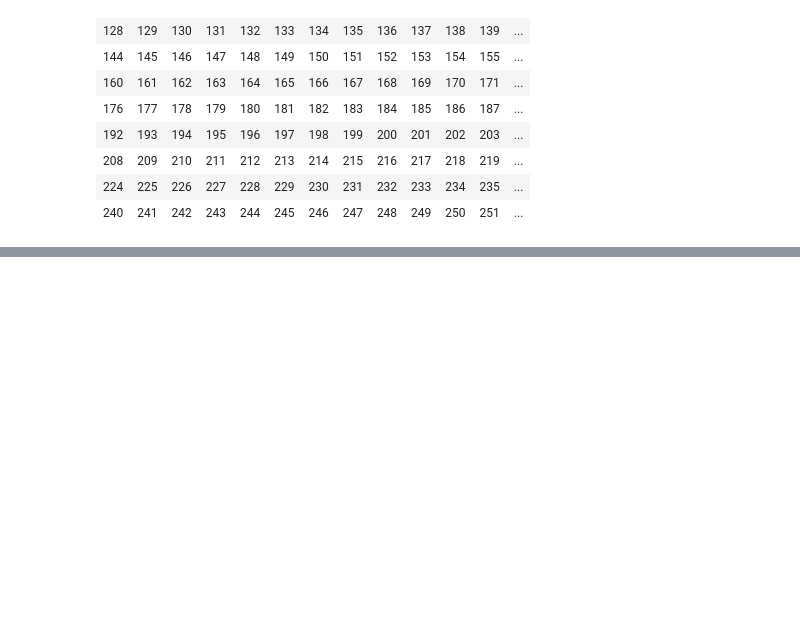
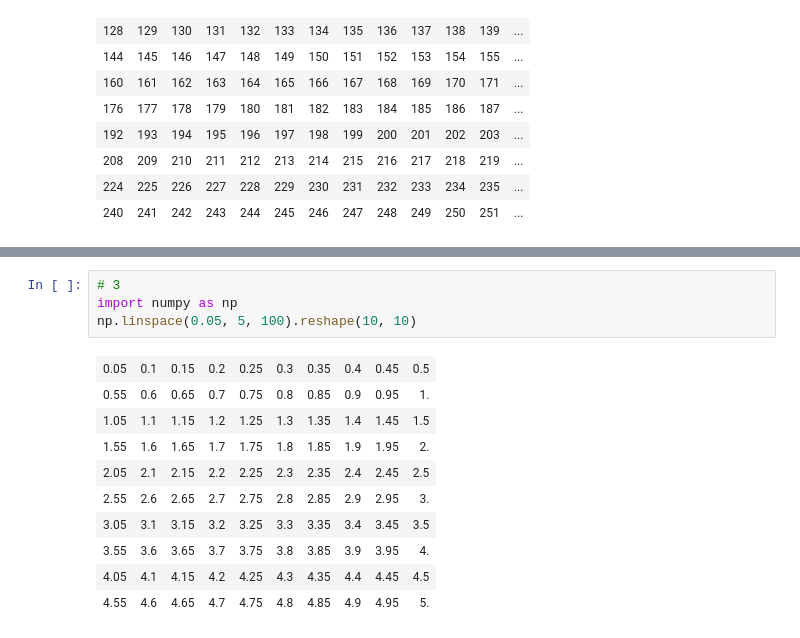
Before and after one commit to hotteleport/Data-Analytics, a Jupyter notebook: Exercises_set_1.ipynb, the cells around one changed output, grey strips where cells are left out. Saved outputs shown, nothing was run; the diff lists cells and outputs as text; blank space fills up the shorter version.

```diff
--- a/Exercises_set_1.ipynb
+++ b/Exercises_set_1.ipynb
@@ -306,0 +305,15 @@ ValueError: cannot reshape array of size 5 into shape (11,11)
+# %%
+# 3
+import numpy as np
+np.linspace(0.05, 5, 100).reshape(10, 10)
+# %% [output]
+| 0.05 | 0.1 | 0.15 | 0.2 | 0.25 | 0.3 | 0.35 | 0.4 | 0.45 | 0.5 |
+| 0.55 | 0.6 | 0.65 | 0.7 | 0.75 | 0.8 | 0.85 | 0.9 | 0.95 | 1. |
+| 1.05 | 1.1 | 1.15 | 1.2 | 1.25 | 1.3 | 1.35 | 1.4 | 1.45 | 1.5 |
+| 1.55 | 1.6 | 1.65 | 1.7 | 1.75 | 1.8 | 1.85 | 1.9 | 1.95 | 2. |
+| 2.05 | 2.1 | 2.15 | 2.2 | 2.25 | 2.3 | 2.35 | 2.4 | 2.45 | 2.5 |
+| 2.55 | 2.6 | 2.65 | 2.7 | 2.75 | 2.8 | 2.85 | 2.9 | 2.95 | 3. |
+| 3.05 | 3.1 | 3.15 | 3.2 | 3.25 | 3.3 | 3.35 | 3.4 | 3.45 | 3.5 |
+| 3.55 | 3.6 | 3.65 | 3.7 | 3.75 | 3.8 | 3.85 | 3.9 | 3.95 | 4. |
+| 4.05 | 4.1 | 4.15 | 4.2 | 4.25 | 4.3 | 4.35 | 4.4 | 4.45 | 4.5 |
+| 4.55 | 4.6 | 4.65 | 4.7 | 4.75 | 4.8 | 4.85 | 4.9 | 4.95 | 5. |
```
Also changed, not shown: parts of 13 cells of this notebook.
